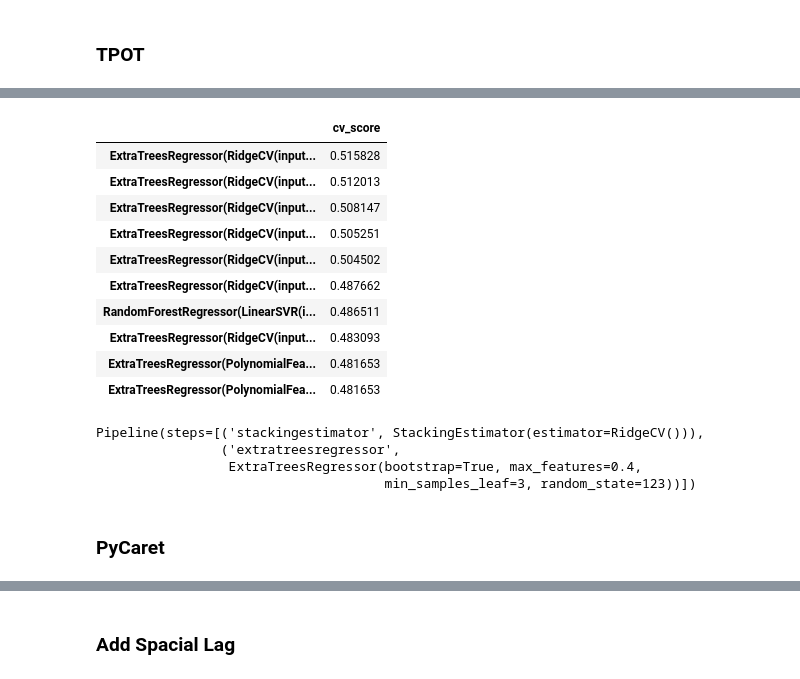
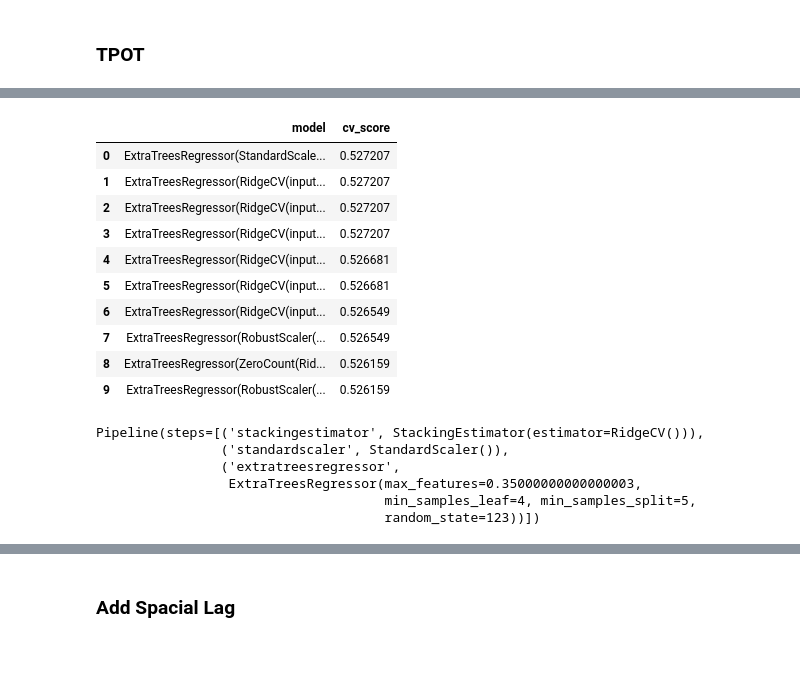
Before and after one commit to ozuromo/crime-analysis, a Jupyter notebook: NOTEBOOKS/analysis_zones.ipynb, the cells around one changed output, grey strips where cells are left out. Saved outputs shown, nothing was run; the diff lists cells and outputs as text; code cells hidden in the pictures; blank space fills up the shorter version.

Commit message:
Refactor TPOT pipeline for regression

```diff
--- a/NOTEBOOKS/analysis_zones.ipynb
+++ b/NOTEBOOKS/analysis_zones.ipynb
@@ -210,20 +210,25 @@ import tpot
 from deap import creator
 
 def tpot_models_dataframe(tpot_model):
-    my_dict = list(tpot_model.evaluated_individuals_.items())
-    model_scores = {}
+    scores = {}
+    for model, model_info in tpot_model.evaluated_individuals_.items():
+        cv_score = model_info.get('internal_cv_score')
+        scores[model] = cv_score
 
-    for model in my_dict:
-        model_name = model[0]
-        cv_score = model[1].get('internal_cv_score')
+    scores = (
+        pd.DataFrame.from_dict(
+            scores,
+            orient='index',
+            columns=['cv_score']
+        )
+        .sort_values(
+            by='cv_score',
+            ascending=False
+        )
+        .reset_index(names='model')
+    )
 
-        model_scores[model_name] = cv_score,
-
-    model_scores = pd.DataFrame(model_scores).T
-
-    model_scores.columns = ['cv_score']
-    model_scores.sort_values(by='cv_score', ascending=False, inplace=True)
-    return model_scores
+    return scores
 
 def tpot_pipeline_from_string(tpot_model, pipeline_string):
     deap_pipeline = creator.Individual.from_string(pipeline_string, tpot_model._pset)
@@ -257,13 +289,15 @@ cv = RepeatedKFold(
 )
 
 tpot_model = TPOTRegressor(
-    max_time_mins=10,
-    verbosity=2,
+    max_time_mins=3,
+    verbosity=3,
     random_state=123,
     cv=cv,
     scoring='r2',
     n_jobs=-1,
+    warm_start=True,
     memory='auto',
+    template='Selector-Transformer-Regressor',
 )
 
 tpot_model.fit(X, y)
@@ -288,23 +304,26 @@ TPOTRegressor(cv=RepeatedKFold(n_repeats=3, n_splits=10, random_state=123),
-# %%
-df = tpot_models_dataframe(tpot_model)
-df[:10]
-# %% [output]
-|  | cv_score |
-| ExtraTreesRegressor(RidgeCV(input... | 0.515828 |
-| ExtraTreesRegressor(RidgeCV(input... | 0.512013 |
-| ExtraTreesRegressor(RidgeCV(input... | 0.508147 |
-| ExtraTreesRegressor(RidgeCV(input... | 0.505251 |
-| ExtraTreesRegressor(RidgeCV(input... | 0.504502 |
-| ExtraTreesRegressor(RidgeCV(input... | 0.487662 |
-| RandomForestRegressor(LinearSVR(i... | 0.486511 |
-| ExtraTreesRegressor(RidgeCV(input... | 0.483093 |
-| ExtraTreesRegressor(PolynomialFea... | 0.481653 |
-| ExtraTreesRegressor(PolynomialFea... | 0.481653 |
+# %%
+models = tpot_models_dataframe(tpot_model)
+models.to_csv('../GENERATED-DATA/tpot_models.csv', index=False)
+models[:10]
+# %% [output]
+|  | model | cv_score |
+| 0 | ExtraTreesRegressor(StandardScale... | 0.527207 |
+| 1 | ExtraTreesRegressor(RidgeCV(input... | 0.527207 |
+| 2 | ExtraTreesRegressor(RidgeCV(input... | 0.527207 |
+| 3 | ExtraTreesRegressor(RidgeCV(input... | 0.527207 |
+| 4 | ExtraTreesRegressor(RidgeCV(input... | 0.526681 |
+| 5 | ExtraTreesRegressor(RidgeCV(input... | 0.526681 |
+| 6 | ExtraTreesRegressor(RidgeCV(input... | 0.526549 |
+| 7 | ExtraTreesRegressor(RobustScaler(... | 0.526549 |
+| 8 | ExtraTreesRegressor(ZeroCount(Rid... | 0.526159 |
+| 9 | ExtraTreesRegressor(RobustScaler(... | 0.526159 |
 # %%
-top_model = tpot_pipeline_from_string(tpot_model, df.index[0])
+top_model = tpot_pipeline_from_string(tpot_model, models.model[0])
 top_model
 # %% [output]
 Pipeline(steps=[('stackingestimator', StackingEstimator(estimator=RidgeCV())),
+                ('standardscaler', StandardScaler()),
                 ('extratreesregressor',
-                 ExtraTreesRegressor(bootstrap=True, max_features=0.4,
-                                     min_samples_leaf=3, random_state=123))])
+                 ExtraTreesRegressor(max_features=0.35000000000000003,
+                                     min_samples_leaf=4, min_samples_split=5,
+                                     random_state=123))])
@@ -313,2 +329,0 @@ tpot_model.export('tpot_pipeline.py')
-# %% [markdown]
-### PyCaret
```
Also changed, not shown: parts of 8 cells of this notebook, 3 other files.
